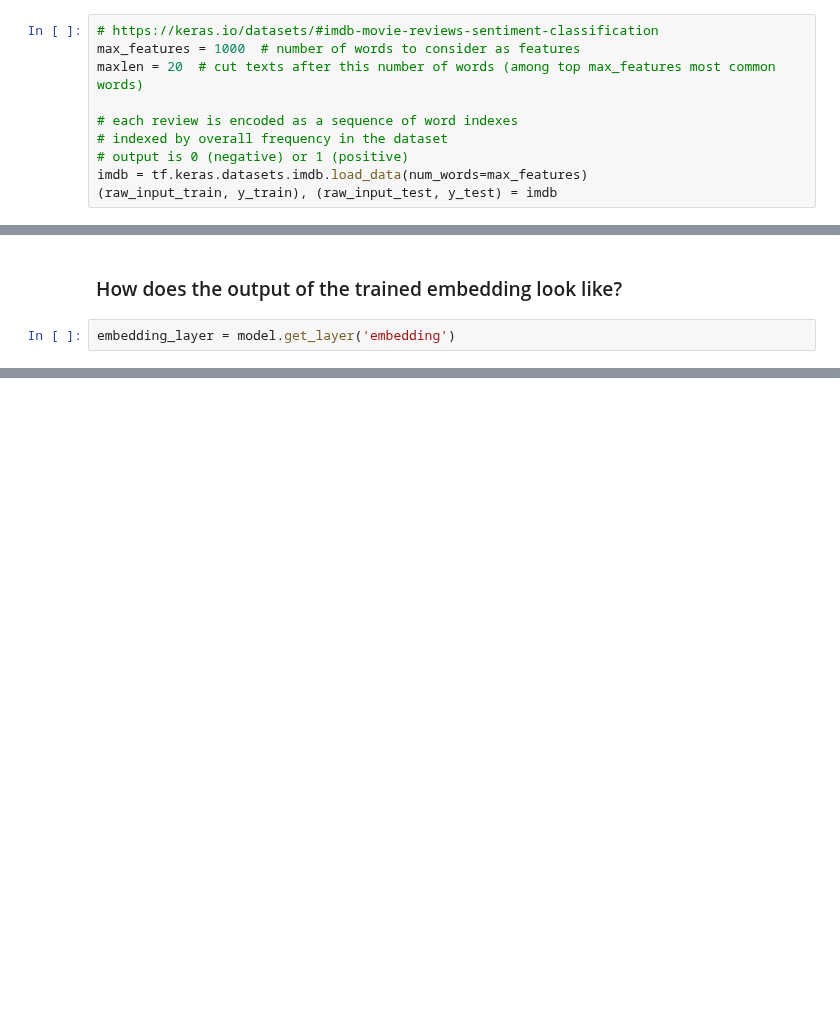
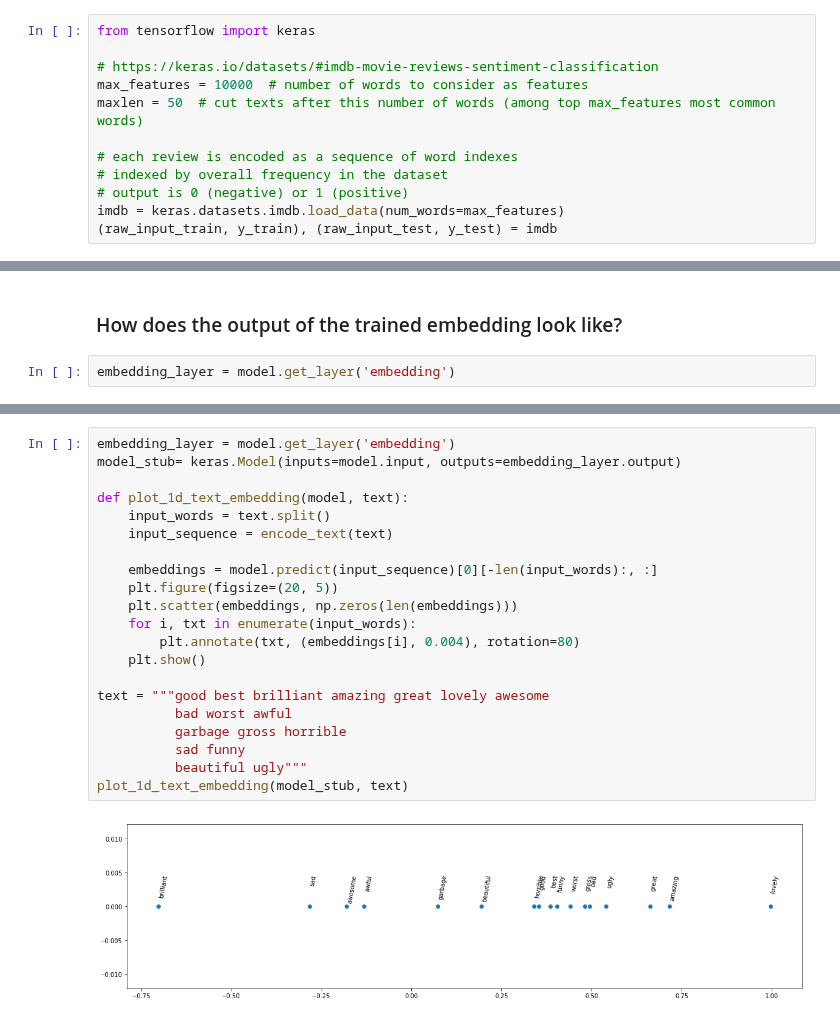
Before and after one commit to DJCordhose/ai, a Jupyter notebook: notebooks/tensorflow/embeddings.ipynb, the cells around one changed output, grey strips where cells are left out. Saved outputs shown, nothing was run; the diff lists cells and outputs as text; blank space fills up the shorter version.

```diff
--- a/notebooks/tensorflow/embeddings.ipynb
+++ b/notebooks/tensorflow/embeddings.ipynb
@@ -18,14 +18,16 @@ print(tf.__version__)
 # %% [output]
 1.10.0
 # %%
+from tensorflow import keras
+
 # https://keras.io/datasets/#imdb-movie-reviews-sentiment-classification
-max_features = 1000  # number of words to consider as features
-maxlen = 20  # cut texts after this number of words (among top max_features most common words)
+max_features = 10000  # number of words to consider as features
+maxlen = 50  # cut texts after this number of words (among top max_features most common words)
 
 # each review is encoded as a sequence of word indexes
 # indexed by overall frequency in the dataset
 # output is 0 (negative) or 1 (positive)
-imdb = tf.keras.datasets.imdb.load_data(num_words=max_features)
+imdb = keras.datasets.imdb.load_data(num_words=max_features)
 (raw_input_train, y_train), (raw_input_test, y_test) = imdb
 # %%
 # tf.keras.datasets.imdb.load_data?
@@ -310,0 +290,23 @@ array([[[0.5936861 , 0.77287316, 0.02072346],
+# %%
+embedding_layer = model.get_layer('embedding')
+model_stub= keras.Model(inputs=model.input, outputs=embedding_layer.output)
+
+def plot_1d_text_embedding(model, text):
+    input_words = text.split()
+    input_sequence = encode_text(text)
+
+    embeddings = model.predict(input_sequence)[0][-len(input_words):, :]
+    plt.figure(figsize=(20, 5))
+    plt.scatter(embeddings, np.zeros(len(embeddings)))
+    for i, txt in enumerate(input_words):
+        plt.annotate(txt, (embeddings[i], 0.004), rotation=80)
+    plt.show()
+
+text = """good best brilliant amazing great lovely awesome
+          bad worst awful
+          garbage gross horrible
+          sad funny
+          beautiful ugly"""
+plot_1d_text_embedding(model_stub, text)
+# %% [output]
+[figure, added]
```
Also changed, not shown: parts of 26 cells of this notebook, 2 other files.
